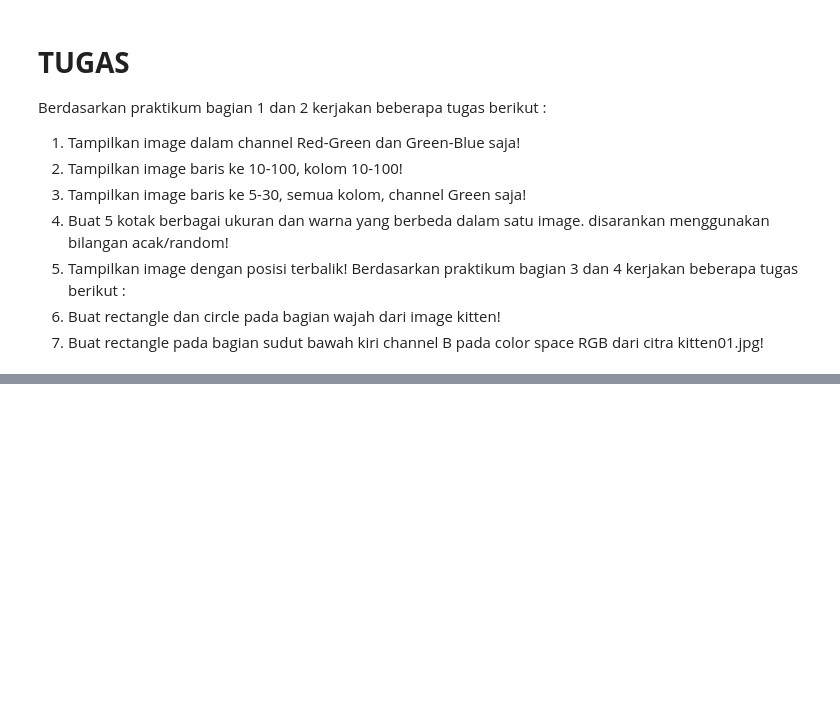
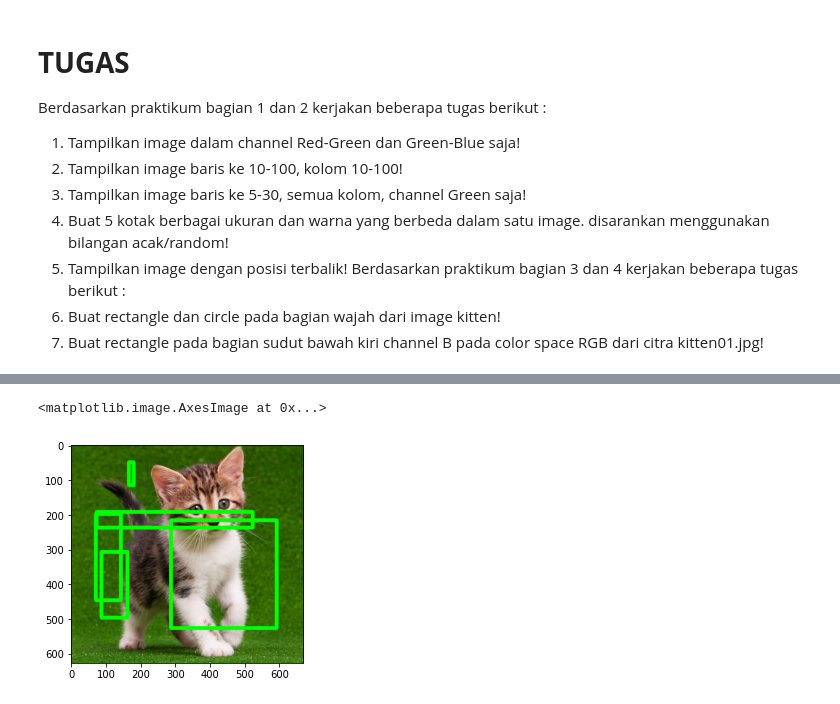
Before and after one commit to syaifuddinzuhri/PCVK_Genap_2022, a Jupyter notebook: week2.ipynb, the cells around one changed output, grey strips where cells are left out. Saved outputs shown, nothing was run; the diff lists cells and outputs as text; code cells hidden in the pictures; blank space fills up the shorter version.

```diff
--- a/week2.ipynb
+++ b/week2.ipynb
@@ -231,0 +270,14 @@ dari citra kitten01.jpg!
+# %%
+# 4. Buat 5 kotak berbagai ukuran dan warna yang berbeda dalam satu image. disarankan menggunakan bilangan acak/random!
+
+from random import randrange
+image7 = cv.imread('/content/drive/MyDrive/PCVK/week_2/assets/kitchen.jpeg')
+image8 = cv.cvtColor(image7, cv.COLOR_BGR2RGB)
+tinggi = image8.shape[0]
+lebar = image8.shape[1]
+for x in range(5):
+  cv.rectangle(image8, (randrange(lebar),randrange(tinggi)), (randrange(lebar),randrange(tinggi)), (0,255,0), 10)
+plt.imshow(image8)
+# %% [output]
+<matplotlib.image.AxesImage at 0x...>
+[figure, added]
```
Also changed, not shown: parts of 10 cells of this notebook.
